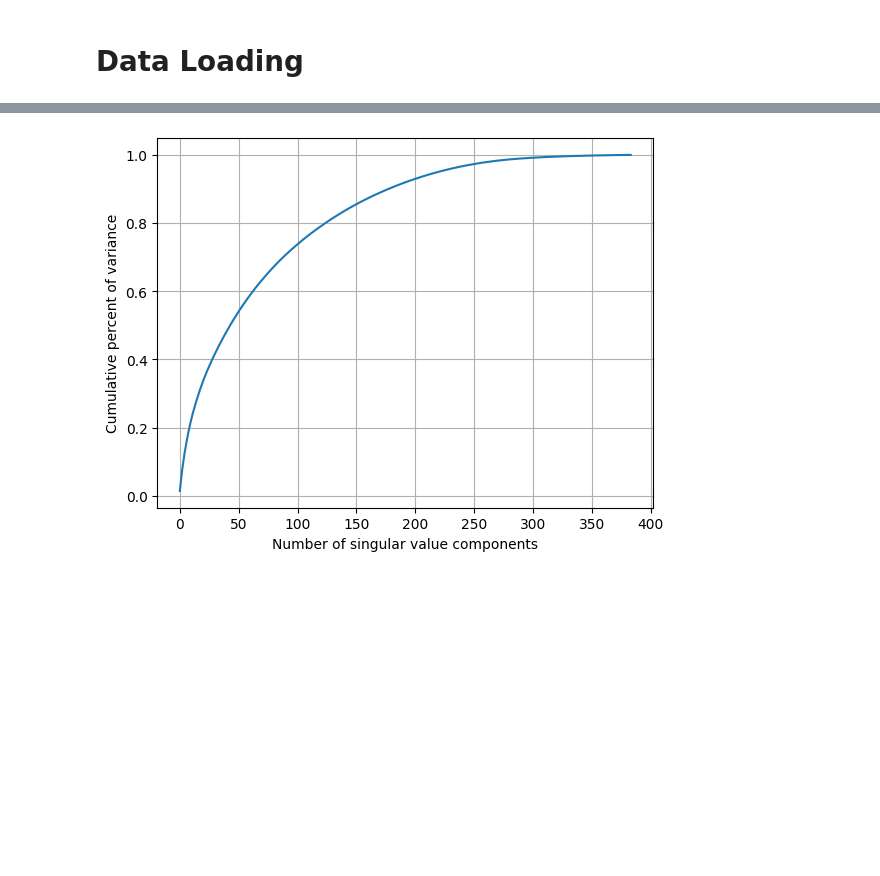
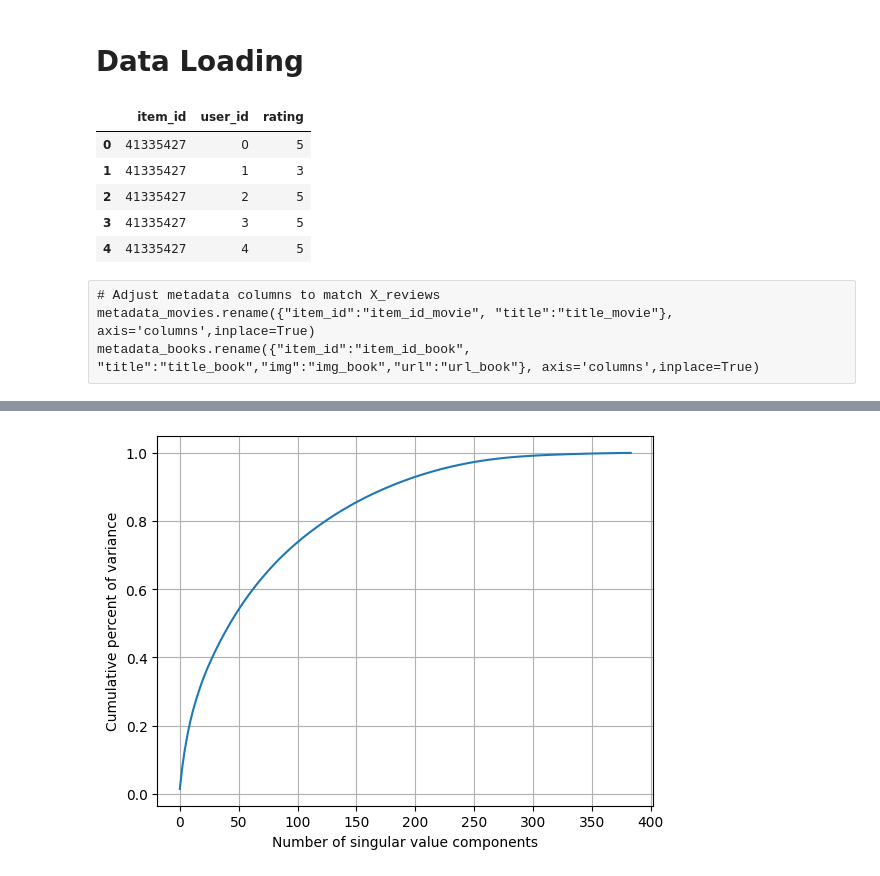
Before and after one commit to arostagnat/BookMatch, a Jupyter notebook: notebooks/recc_model.ipynb, the cells around one changed output, grey strips where cells are left out. Drawn from its saved outputs; the diff is of its cells as text; code cells hidden in the pictures; blank space fills up the shorter version.

```diff
--- a/notebooks/recc_model.ipynb
+++ b/notebooks/recc_model.ipynb
@@ -24,3 +20,18 @@ metadata_books.rename({"item_id":"item_id_book", "title":"title_book","img":"img
+# %%
+ratings_books =  pd.read_json("/Users/egmac/code/arostagnat/BookMatch/data/raw_data/raw_book/ratings.json", lines=True)
+# %%
+ratings_books.head()
+# %% [output]
+|  | item_id | user_id | rating |
+| 0 | 41335427 | 0 | 5 |
+| 1 | 41335427 | 1 | 3 |
+| 2 | 41335427 | 2 | 5 |
+| 3 | 41335427 | 3 | 5 |
+| 4 | 41335427 | 4 | 5 |
+# %% [raw]
+# Adjust metadata columns to match X_reviews
+metadata_movies.rename({"item_id":"item_id_movie", "title":"title_movie"}, axis='columns',inplace=True)
+metadata_books.rename({"item_id":"item_id_book", "title":"title_book","img":"img_book","url":"url_book"}, axis='columns',inplace=True)
 # %%
 ## Adjust import to replace $$$ with 0, and convert item_id to float to enable merge.
 ## Note that the X_reviews import is preformatted as a float
```
Also changed, not shown: parts of 12 cells of this notebook.
